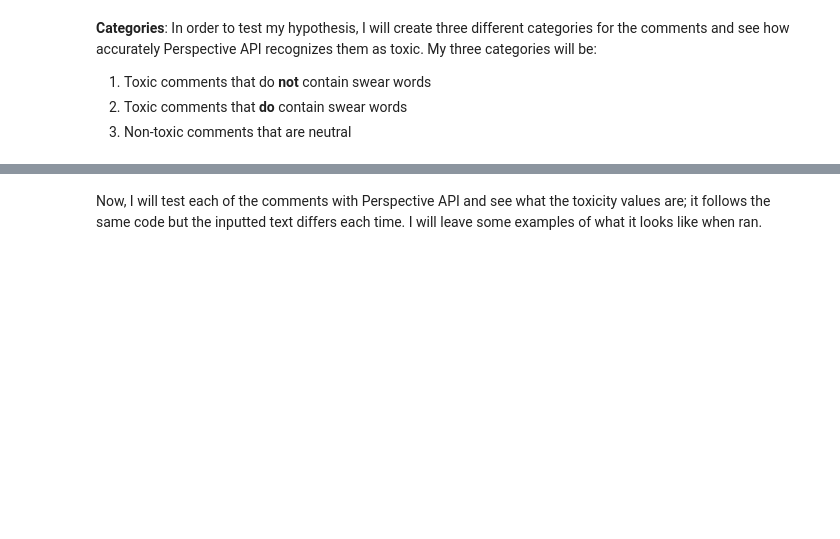
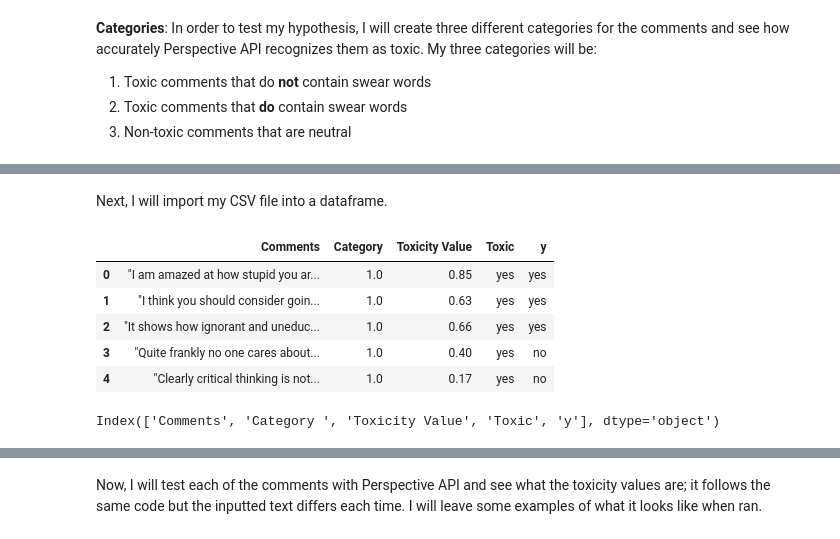
Before and after one commit to trangn02/I310D-Data-Bias-Project, a Jupyter notebook: Trang_Nguyen_Data_Bias.ipynb, the cells around one changed output, grey strips where cells are left out. Cells and saved outputs as stored; diff of their text form; code cells hidden in the pictures; blank space fills up the shorter version.

Commit message:
New Data Bias Jupyter Notebook Upload

```diff
--- a/Trang_Nguyen_Data_Bias.ipynb
+++ b/Trang_Nguyen_Data_Bias.ipynb
@@ -57,0 +10,19 @@
+# %% [markdown]
+Next, I will import my CSV file into a dataframe.
+# %%
+import numpy as np
+import pandas as pd
+
+test_df = pd.read_csv("Data Bias Comments.csv")
+test_df.head()
+# %% [output]
+|  | Comments | Category | Toxicity Value | Toxic | y |
+| 0 | "I am amazed at how stupid you ar... | 1.0 | 0.85 | yes | yes |
+| 1 | "I think you should consider goin... | 1.0 | 0.63 | yes | yes |
+| 2 | "It shows how ignorant and uneduc... | 1.0 | 0.66 | yes | yes |
+| 3 | "Quite frankly no one cares about... | 1.0 | 0.40 | yes | no |
+| 4 | "Clearly critical thinking is not... | 1.0 | 0.17 | yes | no |
+# %%
+print(test_df.columns)
+# %% [output]
+Index(['Comments', 'Category ', 'Toxicity Value', 'Toxic', 'y'], dtype='object')
```
Also changed, not shown: parts of 8 cells of this notebook.
